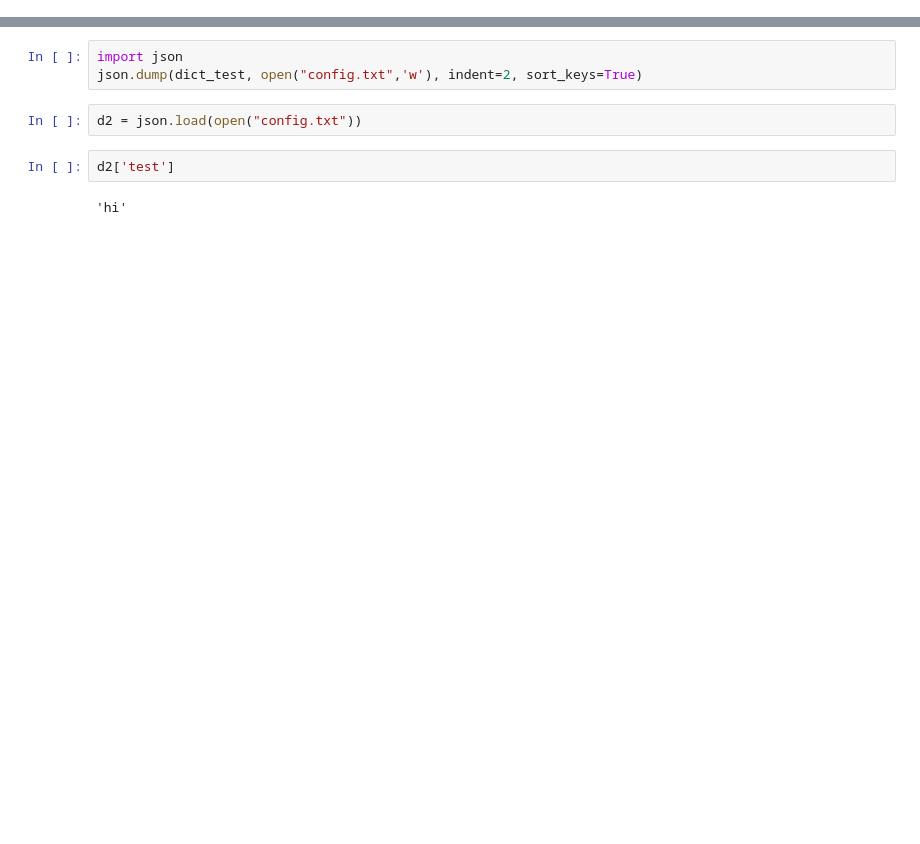
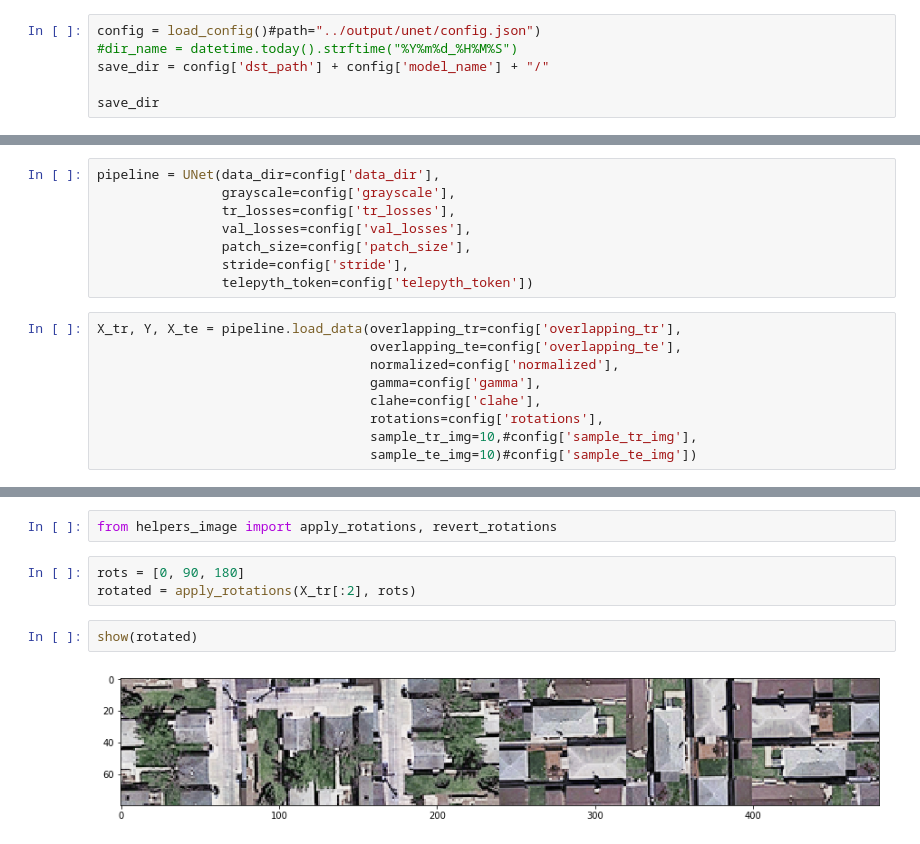
Before and after one commit to gregunz/MachineLearning2017, a Jupyter notebook: project02/src/tmp.ipynb, the cells around one changed output, grey strips where cells are left out. Saved outputs shown, nothing was run; the diff lists cells and outputs as text; blank space fills up the shorter version.

```diff
--- a/project02/src/tmp.ipynb
+++ b/project02/src/tmp.ipynb
@@ -3,0 +10,6 @@ import csv
+# %%
+config = load_config()#path="../output/unet/config.json")
+#dir_name = datetime.today().strftime("%Y%m%d_%H%M%S")
+save_dir = config['dst_path'] + config['model_name'] + "/"
+
+save_dir
@@ -3,0 +18,17 @@ import csv
+# %%
+pipeline = UNet(data_dir=config['data_dir'],
+                grayscale=config['grayscale'],
+                tr_losses=config['tr_losses'],
+                val_losses=config['val_losses'],
+                patch_size=config['patch_size'],
+                stride=config['stride'],
+                telepyth_token=config['telepyth_token'])
+# %%
+X_tr, Y, X_te = pipeline.load_data(overlapping_tr=config['overlapping_tr'],
+                                   overlapping_te=config['overlapping_te'],
+                                   normalized=config['normalized'],
+                                   gamma=config['gamma'],
+                                   clahe=config['clahe'],
+                                   rotations=config['rotations'],
+                                   sample_tr_img=10,#config['sample_tr_img'],
+                                   sample_te_img=10)#config['sample_te_img'])
@@ -13,9 +43,9 @@ dict_test['test3'] = True
-# %%
-import json
-json.dump(dict_test, open("config.txt",'w'), indent=2, sort_keys=True)
-# %%
-d2 = json.load(open("config.txt"))
-# %%
-d2['test']
-# %% [output]
-'hi'
+# %%
+from helpers_image import apply_rotations, revert_rotations
+# %%
+rots = [0, 90, 180]
+rotated = apply_rotations(X_tr[:2], rots)
+# %%
+show(rotated)
+# %% [output]
+[figure, added]
```
Also changed, not shown: parts of 27 cells of this notebook, 9 other files.
